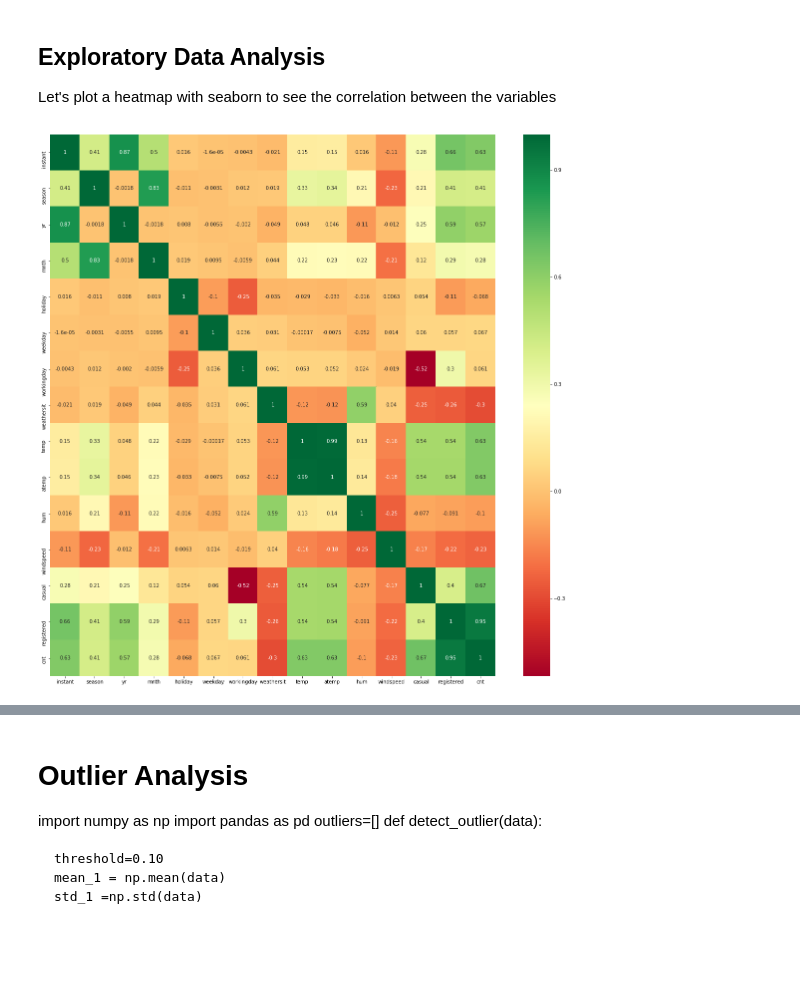
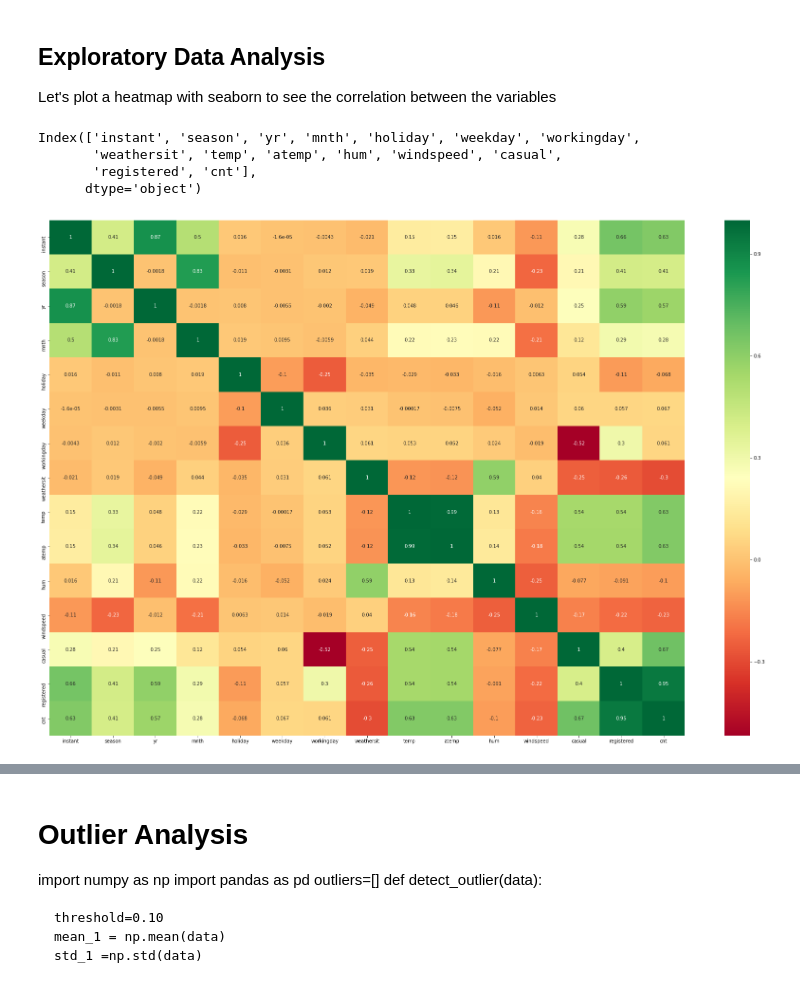
Before and after one commit to 369hiper/Bike-Rental-Prediction, a Jupyter notebook: Bike Rental Prediction.ipynb, the cells around one changed output, grey strips where cells are left out. Cells and saved outputs as stored; diff of their text form; code cells hidden in the pictures; blank space fills up the shorter version.

```diff
--- a/Bike Rental Prediction.ipynb
+++ b/Bike Rental Prediction.ipynb
@@ -5,5 +7,5 @@ import seaborn as sns
 # %%
-df = pd.read_csv('H:/Downloads/day.csv')
+df = pd.read_csv('F:/Downloads/day.csv')
 # %%
 df.head(10)
 # %% [output]
@@ -21,15 +23,21 @@ df.head(10)
 # %% [markdown]
  ## Exploratory Data Analysis
  Let's plot a heatmap with seaborn to see the correlation between the variables
+# %%
+top_corr_features
+# %% [output]
+Index(['instant', 'season', 'yr', 'mnth', 'holiday', 'weekday', 'workingday',
+       'weathersit', 'temp', 'atemp', 'hum', 'windspeed', 'casual',
+       'registered', 'cnt'],
+      dtype='object')
 # %%
 ## Correlation
-import seaborn as sns
-import matplotlib.pyplot as plt
 #get correlations of each features in dataset
 corrmat = df.corr()
 top_corr_features = corrmat.index
-plt.figure(figsize=(20,20))
+top_corr_features
+plt.figure(figsize=(30,20))
 #plot heat map
 g=sns.heatmap(df[top_corr_features].corr(),annot=True,cmap="RdYlGn")
 # %% [output]
-[figure, old version]
+[figure, new version]
```
Also changed, not shown: parts of 25 cells of this notebook, 5 other files.
